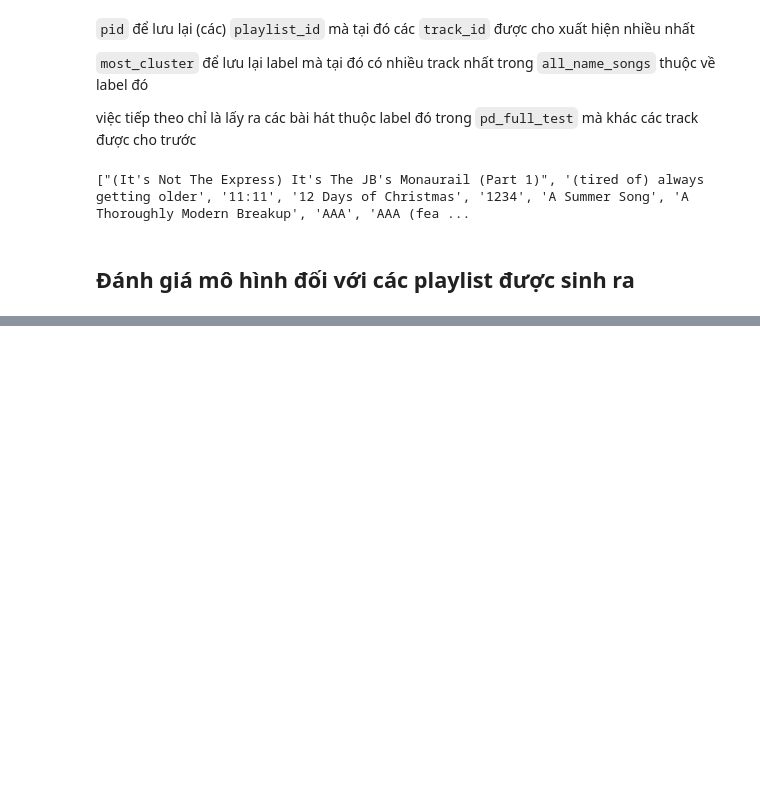
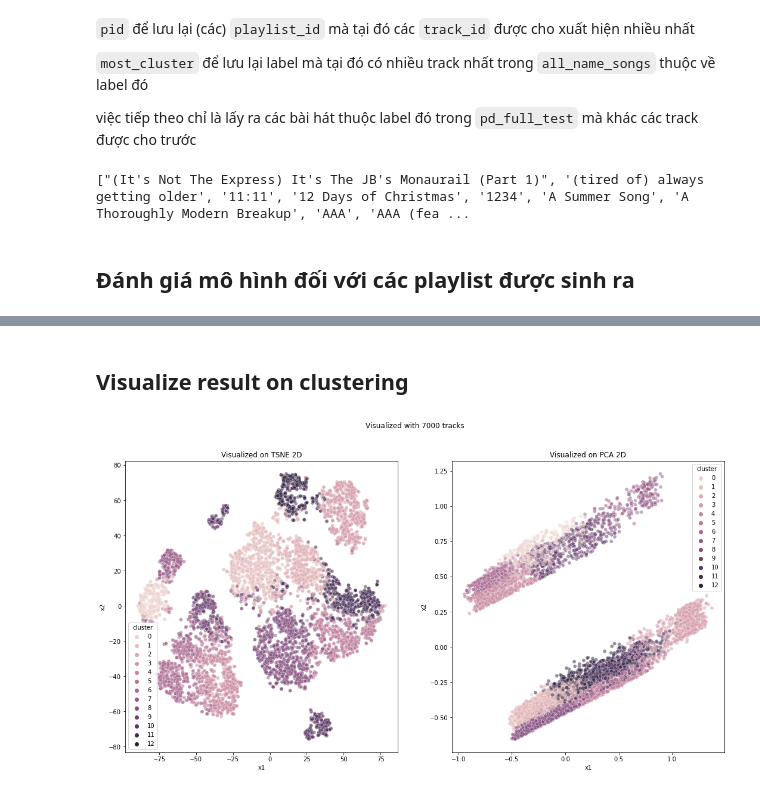
Before and after one commit to t3bol90/Automatic-Music-Playlist-Continuation, a Jupyter notebook: source/model/k_means.ipynb, the cells around one changed output, grey strips where cells are left out. Cells and saved outputs as stored; diff of their text form; code cells hidden in the pictures; blank space fills up the shorter version.

Commit message:
Visualization: Adding Cluster Figures of KMeans (nclusters = 13)

```diff
--- a/source/model/k_means.ipynb
+++ b/source/model/k_means.ipynb
@@ -594,0 +601,28 @@ Max R-Precision 0.31868131868131866
+# %% [markdown]
+## Visualize result on clustering
+# %%
+def visualized_cluster_result(dataframe, model_label,suptitle="TSNE2D vs. PCA2D",path_to_save="../images/fig.png"):
+    X = dataframe.copy()
+    TSNE2 = TSNE(n_components=2).fit_transform(X)
+    dftsne = pd.DataFrame(TSNE2)
+    dftsne['cluster'] = model_label
+    dftsne.columns = ['x1','x2','cluster']
+
+    X = dataframe.copy()
+    PCA2 = PCA(n_components=2).fit_transform(X)
+    dfpca2 = pd.DataFrame(PCA2)
+    dfpca2['cluster'] = model_label
+    dfpca2.columns = ['x1','x2','cluster']
+
+    fig, ax = plt.subplots(1, 2, figsize=(18,9))
+    sns.scatterplot(data=dftsne,x='x1',y='x2',hue='cluster',legend="full",alpha=0.5,ax=ax[0])
+    ax[0].set_title('Visualized on TSNE 2D')
+    sns.scatterplot(data=dfpca2,x='x1',y='x2',hue='cluster',legend="full",alpha=0.5,ax=ax[1])
+    ax[1].set_title('Visualized on PCA 2D')
+    fig.suptitle(f'{suptitle}');
+
+    fig.savefig(path_to_save)
+# %%
+visualized_cluster_result(scaled_pd_full_test,label,"Visualized with 7000 tracks","../images/kmean_7000tracks_13cluster.png")
+# %% [output]
+[figure, added]
```
Also changed, not shown: parts of 6 cells of this notebook, 1 other file.
